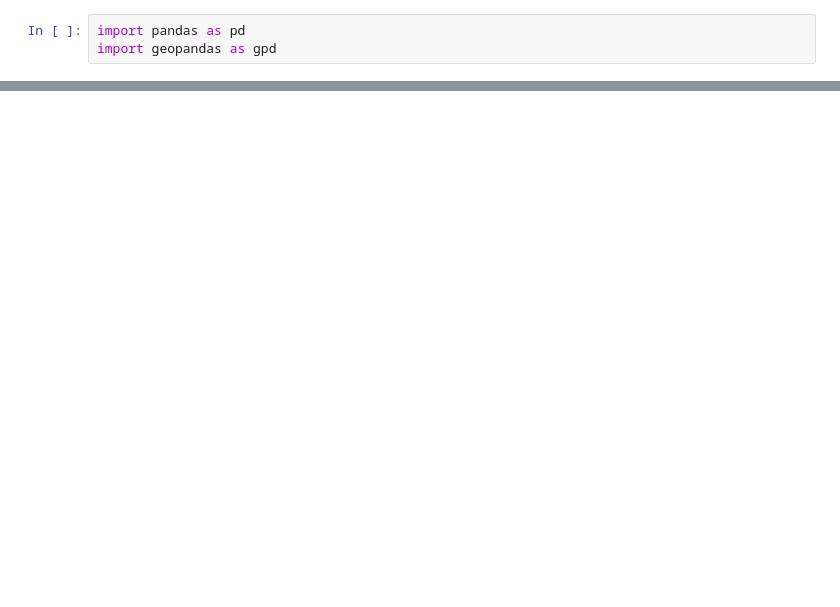
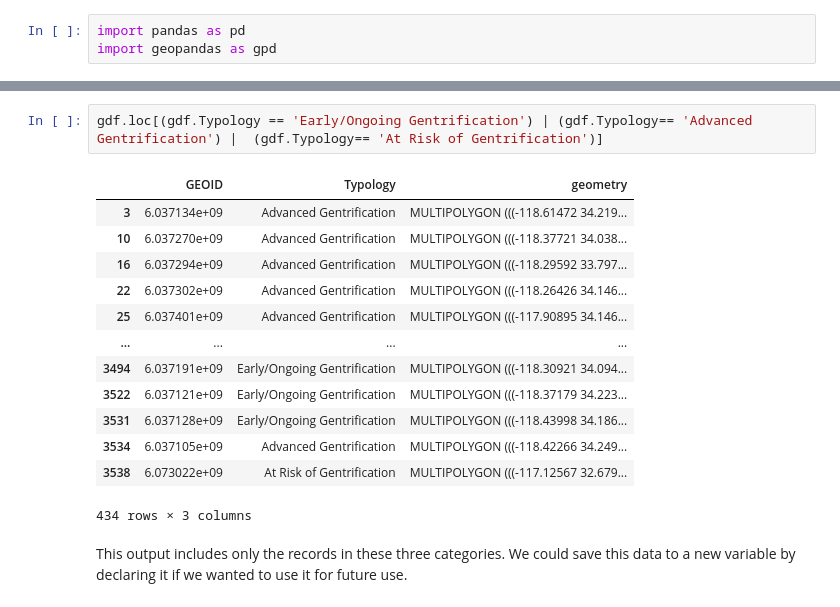
Before and after one commit to STReichert/up221-Seth, a Jupyter notebook: week 2/week 2 assignment.ipynb, the cells around one changed output, grey strips where cells are left out. Drawn from its saved outputs; the diff is of its cells as text; blank space fills up the shorter version.

```diff
--- a/week 2/week 2 assignment.ipynb
+++ b/week 2/week 2 assignment.ipynb
@@ -22,0 +84,18 @@ DriverError: up221-Seth/data/losangeles.gpkg: No such file or directory
+# %%
+gdf.loc[(gdf.Typology == 'Early/Ongoing Gentrification') | (gdf.Typology== 'Advanced Gentrification') |  (gdf.Typology== 'At Risk of Gentrification')]
+# %% [output]
+|  | GEOID | Typology | geometry |
+| 3 | 6.037134e+09 | Advanced Gentrification | MULTIPOLYGON (((-118.61472 34.219... |
+| 10 | 6.037270e+09 | Advanced Gentrification | MULTIPOLYGON (((-118.37721 34.038... |
+| 16 | 6.037294e+09 | Advanced Gentrification | MULTIPOLYGON (((-118.29592 33.797... |
+| 22 | 6.037302e+09 | Advanced Gentrification | MULTIPOLYGON (((-118.26426 34.146... |
+| 25 | 6.037401e+09 | Advanced Gentrification | MULTIPOLYGON (((-117.90895 34.146... |
+| ... | ... | ... | ... |
+| 3494 | 6.037191e+09 | Early/Ongoing Gentrification | MULTIPOLYGON (((-118.30921 34.094... |
+| 3522 | 6.037121e+09 | Early/Ongoing Gentrification | MULTIPOLYGON (((-118.37179 34.223... |
+| 3531 | 6.037128e+09 | Early/Ongoing Gentrification | MULTIPOLYGON (((-118.43998 34.186... |
+| 3534 | 6.037105e+09 | Advanced Gentrification | MULTIPOLYGON (((-118.42266 34.249... |
+| 3538 | 6.073022e+09 | At Risk of Gentrification | MULTIPOLYGON (((-117.12567 32.679... |
+434 rows × 3 columns
+# %% [markdown]
+This output includes only the records in these three categories. We could save this data to a new variable by declaring it if we wanted to use it for future use.
```
Also changed, not shown: parts of 14 cells of this notebook, 1 other file.
